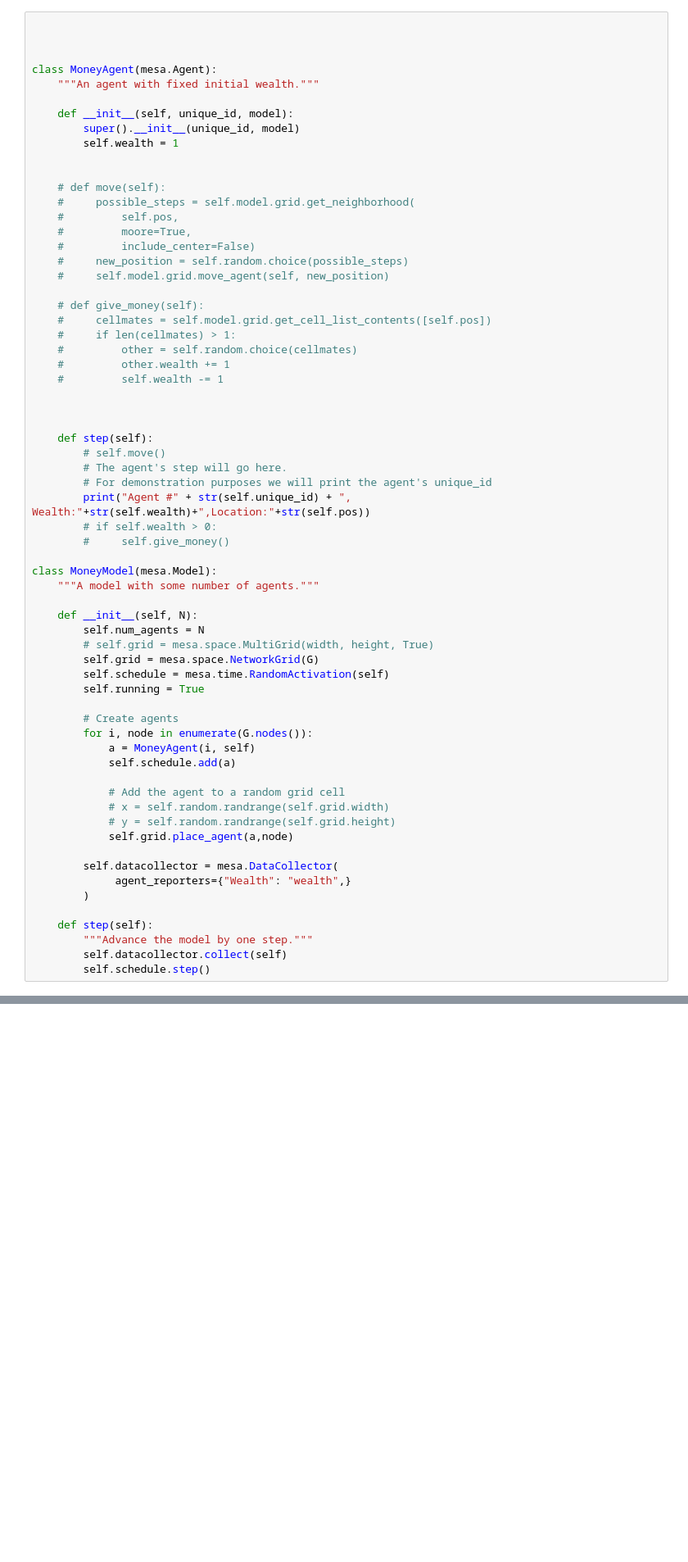
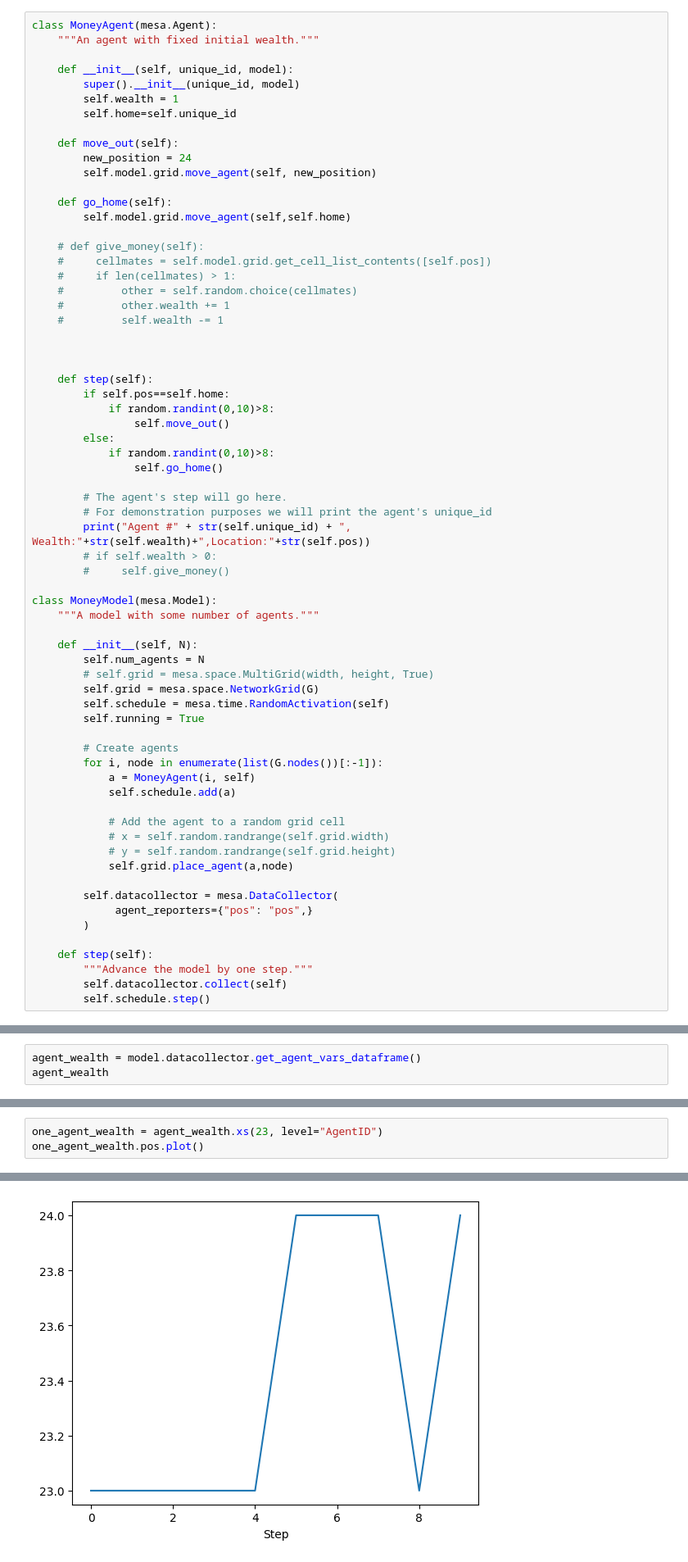
Before and after one commit to MasoodShamsaiee/PyCityLayers-OB-extension, a Jupyter notebook: Grab, graph and ABM selected buildings.ipynb, the cells around one changed output, grey strips where cells are left out. Shown at 82% size. Saved outputs shown, nothing was run; the diff lists cells and outputs as text; blank space fills up the shorter version.

```diff
--- a/Grab, graph and ABM selected buildings.ipynb
+++ b/Grab, graph and ABM selected buildings.ipynb
@@ -107,22 +146,18 @@ import mesa
 # %%
-
-
-
 class MoneyAgent(mesa.Agent):
     """An agent with fixed initial wealth."""
 
     def __init__(self, unique_id, model):
         super().__init__(unique_id, model)
         self.wealth = 1
+        self.home=self.unique_id
 
+    def move_out(self):
+        new_position = 24
+        self.model.grid.move_agent(self, new_position)
 
-    # def move(self):
-    #     possible_steps = self.model.grid.get_neighborhood(
-    #         self.pos,
-    #         moore=True,
-    #         include_center=False)
-    #     new_position = self.random.choice(possible_steps)
-    #     self.model.grid.move_agent(self, new_position)
+    def go_home(self):
+        self.model.grid.move_agent(self,self.home)
 
     # def give_money(self):
     #     cellmates = self.model.grid.get_cell_list_contents([self.pos])
@@ -134,7 +169,13 @@ class MoneyAgent(mesa.Agent):
 
 
     def step(self):
-        # self.move()
+        if self.pos==self.home:
+            if random.randint(0,10)>8:
+                self.move_out()
+        else:
+            if random.randint(0,10)>8:
+                self.go_home()
+
         # The agent's step will go here.
         # For demonstration purposes we will print the agent's unique_id
         print("Agent #" + str(self.unique_id) + ", Wealth:"+str(self.wealth)+",Location:"+str(self.pos))
@@ -152,7 +193,7 @@ class MoneyModel(mesa.Model):
         self.running = True
 
         # Create agents
-        for i, node in enumerate(G.nodes()):
+        for i, node in enumerate(list(G.nodes())[:-1]):
             a = MoneyAgent(i, self)
             self.schedule.add(a)
 
@@ -162,7 +203,7 @@ class MoneyModel(mesa.Model):
             self.grid.place_agent(a,node)
 
         self.datacollector = mesa.DataCollector(
-             agent_reporters={"Wealth": "wealth",}
+             agent_reporters={"pos": "pos",}
         )
 
     def step(self):
@@ -193,0 +235,3 @@ Agent #4, Wealth:1,Location:4
+# %%
+agent_wealth = model.datacollector.get_agent_vars_dataframe()
+agent_wealth
@@ -193,0 +253,4 @@ Agent #4, Wealth:1,Location:4
+# %%
+one_agent_wealth = agent_wealth.xs(23, level="AgentID")
+one_agent_wealth.pos.plot()
+# %% [output]
@@ -193,0 +258 @@ Agent #4, Wealth:1,Location:4
+[figure, added]
```
Also changed, not shown: parts of 9 cells of this notebook.
